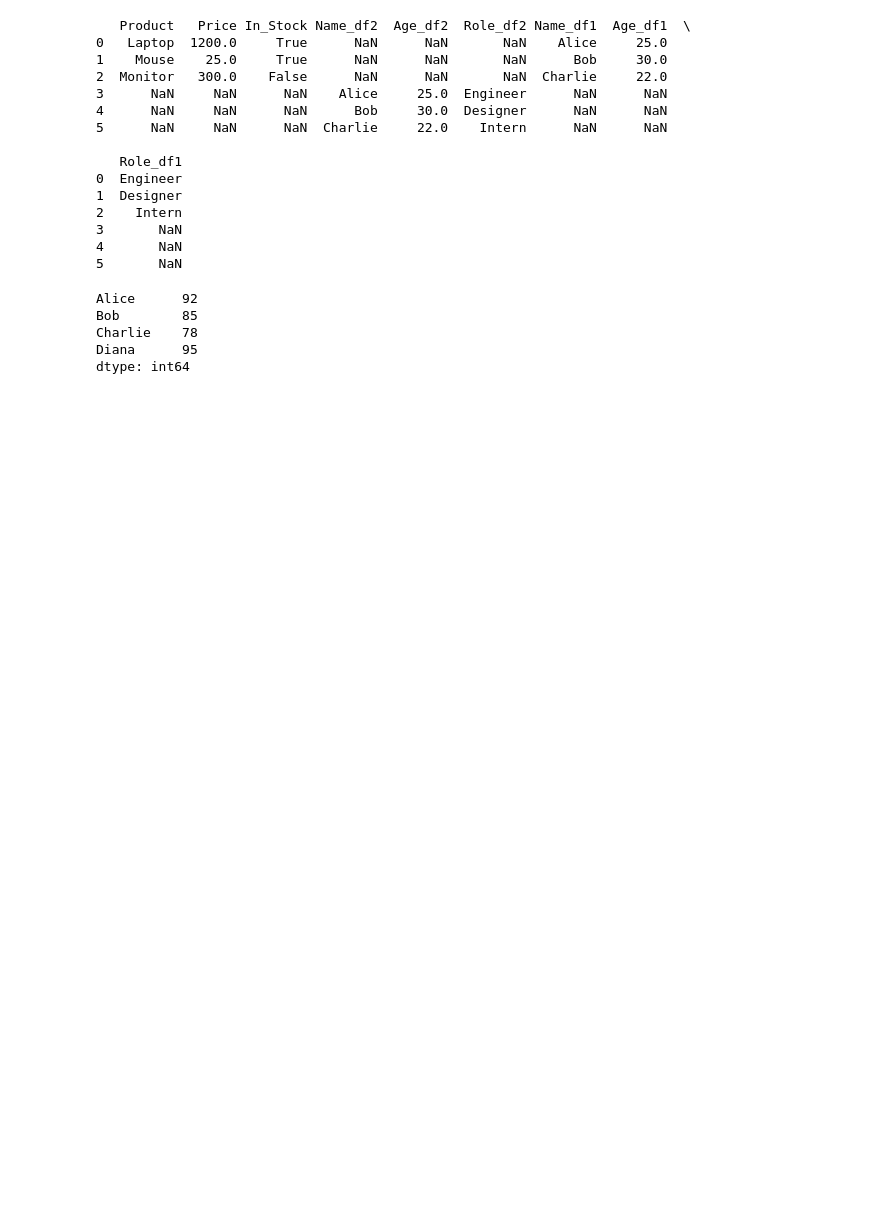
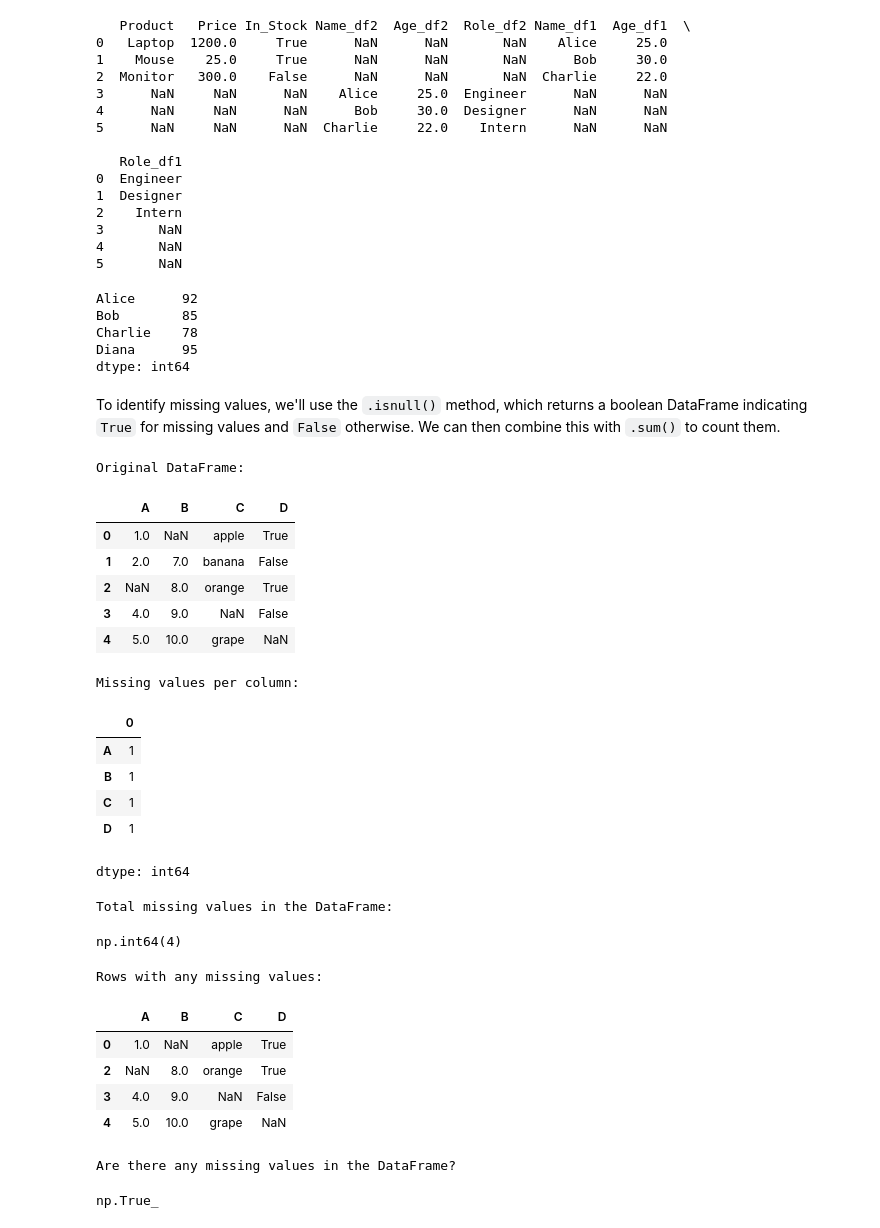
Before and after one commit to neerajmahajan83/resumeNeerajM, a Jupyter notebook: pythontutorial.ipynb, the cells around one changed output. Saved outputs shown, nothing was run; the diff lists cells and outputs as text; code cells hidden in the pictures; blank space fills up the shorter version.

```diff
--- a/pythontutorial.ipynb
+++ b/pythontutorial.ipynb
@@ -63,3 +63,60 @@ Bob        85
 Charlie    78
 Diana      95
 dtype: int64
+# %% [markdown]
+To identify missing values, we'll use the `.isnull()` method, which returns a boolean DataFrame indicating `True` for missing values and `False` otherwise. We can then combine this with `.sum()` to count them.
+# %%
+import pandas as pd
+import numpy as np
+
+# Create a sample DataFrame with some missing values
+df_sample = pd.DataFrame({
+    'A': [1, 2, np.nan, 4, 5],
+    'B': [np.nan, 7, 8, 9, 10],
+    'C': ['apple', 'banana', 'orange', np.nan, 'grape'],
+    'D': [True, False, True, False, np.nan]
+})
+
+print("Original DataFrame:")
+display(df_sample)
+
+# 1. Check for missing values in each column
+print("\nMissing values per column:")
+display(df_sample.isnull().sum())
+
+# 2. Total number of missing values in the entire DataFrame
+print("\nTotal missing values in the DataFrame:")
+display(df_sample.isnull().sum().sum())
+
+# 3. Identify rows with any missing values
+print("\nRows with any missing values:")
+display(df_sample[df_sample.isnull().any(axis=1)])
+
+# 4. Check for missing values in the entire DataFrame (returns boolean if any exists)
+print("\nAre there any missing values in the DataFrame?")
+display(df_sample.isnull().any().any())
+# %% [output]
+Original DataFrame:
+|  | A | B | C | D |
+| 0 | 1.0 | NaN | apple | True |
+| 1 | 2.0 | 7.0 | banana | False |
+| 2 | NaN | 8.0 | orange | True |
+| 3 | 4.0 | 9.0 | NaN | False |
+| 4 | 5.0 | 10.0 | grape | NaN |
+Missing values per column:
+|  | 0 |
+| A | 1 |
+| B | 1 |
+| C | 1 |
+| D | 1 |
+dtype: int64
+Total missing values in the DataFrame:
+np.int64(4)
+Rows with any missing values:
+|  | A | B | C | D |
+| 0 | 1.0 | NaN | apple | True |
+| 2 | NaN | 8.0 | orange | True |
+| 3 | 4.0 | 9.0 | NaN | False |
+| 4 | 5.0 | 10.0 | grape | NaN |
+Are there any missing values in the DataFrame?
+np.True_
```
Also changed, not shown: parts of 1 cell of this notebook.
